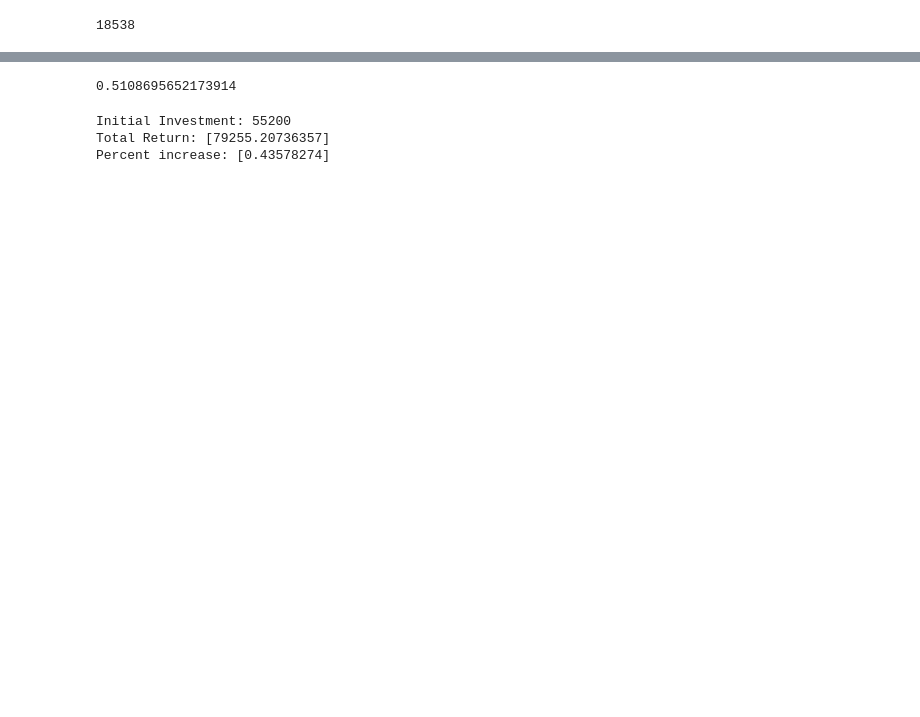
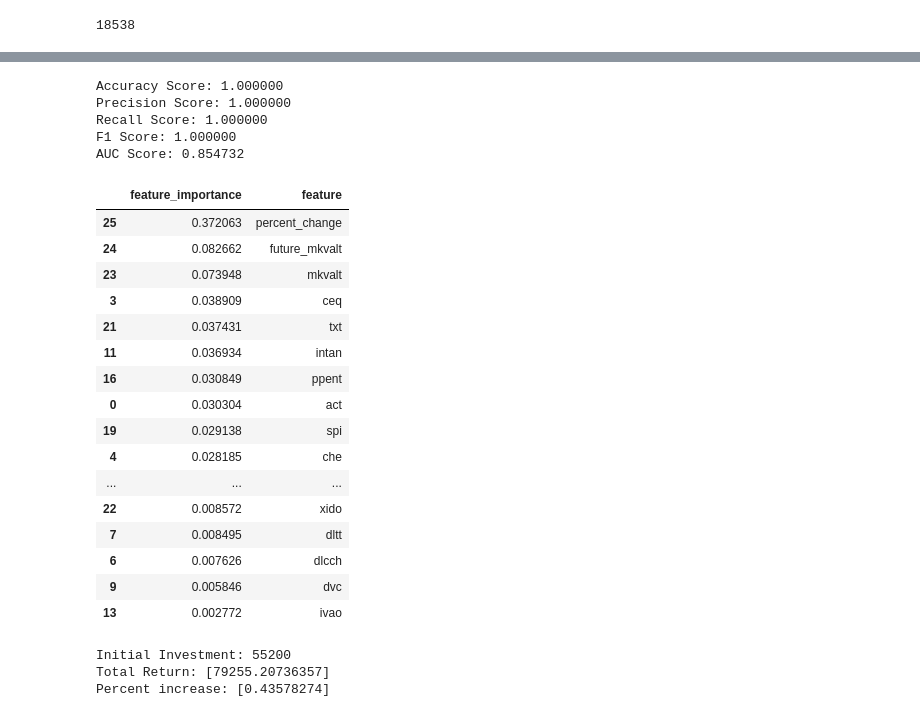
Before and after one commit to yaakoveitan/StonksLLC, a Jupyter notebook: Stonk .ipynb, the cells around one changed output, grey strips where cells are left out. Cells and saved outputs as stored; diff of their text form; code cells hidden in the pictures; blank space fills up the shorter version.

```diff
--- a/Stonk .ipynb
+++ b/Stonk .ipynb
@@ -193,16 +242,63 @@ Fitting 3 folds for each of 180 candidates, totalling 540 fits
 # %%
-#rf gs:
-#{'max_depth': 5,
-# 'min_samples_leaf': 5,
-# 'min_samples_split': 8,
- #'n_estimators': 200}
+# train model using best parameters then test scores
 
-rf_model = RandomForestClassifier(max_depth = 5, min_samples_leaf=5, min_samples_split=8, n_estimators=200)
+rf_model = gs.best_estimator_
 rf_model.fit(X_train_scaled, y_train)
 y_pred = rf_model.predict(X_test_scaled)
-precision_score(y_test, y_pred)
 
-#precision is 0.54
+# Evaluate and print model scores using accuracy, precision, recall, f1 scores, and auc scores.
+accuracy = accuracy_score(y_test,y_pred)
+print("Accuracy Score: %f" % accuracy)
+
+precision = precision_score(y_test,y_pred)
+print("Precision Score: %f" % precision)
+
+recall = recall_score(y_test,y_pred)
+print("Recall Score: %f" % recall)
+
+f1 = f1_score(y_test,y_pred)
+print('F1 Score: %f' % f1)
+
+# Calculate predicted probabilities
+y_pred_proba = rf_model.predict_proba(X_test)
+
+# Keep only the proba for True
+y_pred_proba = y_pred_proba[:,1]
+
+# Compute auc score
+auc = roc_auc_score(y_true = y_test, y_score = y_pred_proba )
+print('AUC Score: %f' % auc)
+
+
+#precision was 0.51 with original model with this model it may be overfitting the data because one of the features
+# is percent change and market value
 # %% [output]
-0.5108695652173914
+Accuracy Score: 1.000000
+Precision Score: 1.000000
+Recall Score: 1.000000
+F1 Score: 1.000000
+AUC Score: 0.854732
+# %%
+# find most important features
+feature_imp = pd.DataFrame.from_dict( {'feature_importance': rf_model.feature_importances_,
+                                       'feature':selected_features}).sort_values('feature_importance', ascending=False)
+feature_imp
+# %% [output]
+|  | feature_importance | feature |
+| 25 | 0.372063 | percent_change |
+| 24 | 0.082662 | future_mkvalt |
+| 23 | 0.073948 | mkvalt |
+| 3 | 0.038909 | ceq |
+| 21 | 0.037431 | txt |
+| 11 | 0.036934 | intan |
+| 16 | 0.030849 | ppent |
+| 0 | 0.030304 | act |
+| 19 | 0.029138 | spi |
+| 4 | 0.028185 | che |
+| ... | ... | ... |
+| 22 | 0.008572 | xido |
+| 7 | 0.008495 | dltt |
+| 6 | 0.007626 | dlcch |
+| 9 | 0.005846 | dvc |
+| 13 | 0.002772 | ivao |
 # %%
```
Also changed, not shown: parts of 22 cells of this notebook.
